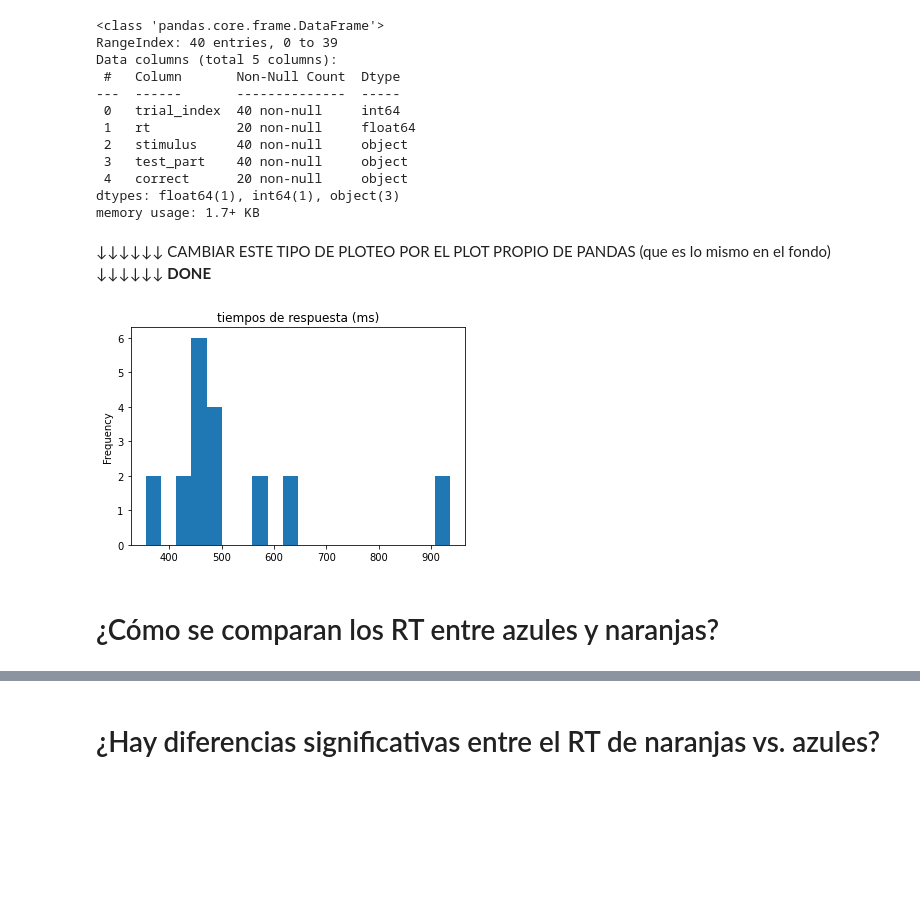
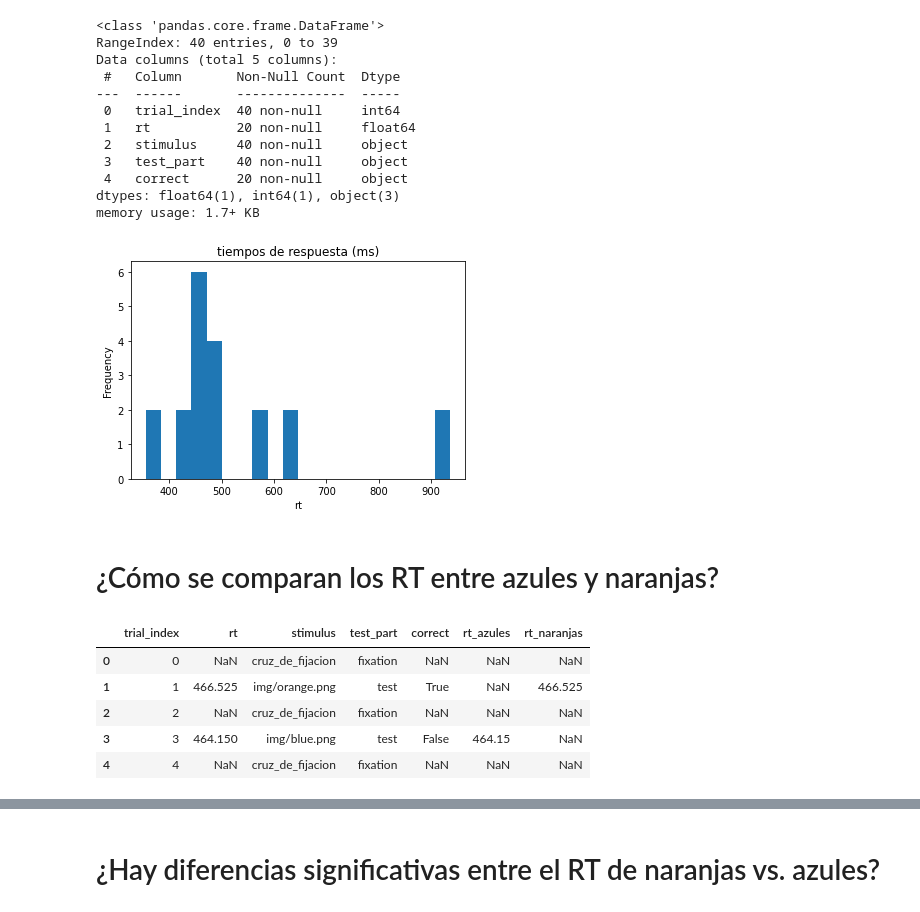
Before and after one commit to gastonbujia/curso-visualizacion-datos-SAN-2022, a Jupyter notebook: notebooks/SAN_dia_1.ipynb, the cells around one changed output, grey strips where cells are left out. Cells and saved outputs as stored; diff of their text form; code cells hidden in the pictures; blank space fills up the shorter version.

```diff
--- a/notebooks/SAN_dia_1.ipynb
+++ b/notebooks/SAN_dia_1.ipynb
@@ -338,18 +355,26 @@ Data columns (total 5 columns):
  4   correct      20 non-null     object
 dtypes: float64(1), int64(1), object(3)
 memory usage: 1.7+ KB
-# %% [markdown]
-↓↓↓↓↓↓ CAMBIAR ESTE TIPO DE PLOTEO POR EL PLOT PROPIO DE PANDAS (que es lo mismo en el fondo) ↓↓↓↓↓↓ **DONE**
 # %%
 # Exploremos los tiempos de respuesta
 df['rt'].plot(kind='hist', bins=20, title='tiempos de respuesta (ms)');
+plt.xlabel('rt');
 # %% [output]
-[figure, old version]
+[figure, new version]
 # %% [markdown]
 # ¿Cómo se comparan los RT entre azules y naranjas?
 # %%
 # Filtro los tiempos de respuesta para estímulos naranjas y creo una nueva columna para ellos
 df['rt_naranjas'] = df[df['stimulus'] == 'img/orange.png']['rt']
+
+df.head()
+# %% [output]
+|  | trial_index | rt | stimulus | test_part | correct | rt_azules | rt_naranjas |
+| 0 | 0 | NaN | cruz_de_fijacion | fixation | NaN | NaN | NaN |
+| 1 | 1 | 466.525 | img/orange.png | test | True | NaN | 466.525 |
+| 2 | 2 | NaN | cruz_de_fijacion | fixation | NaN | NaN | NaN |
+| 3 | 3 | 464.150 | img/blue.png | test | False | 464.15 | NaN |
+| 4 | 4 | NaN | cruz_de_fijacion | fixation | NaN | NaN | NaN |
 # %%
 # Filtro los tiempos de respuesta para estímulos azules y creo una nueva columna para ellos
 
```
Also changed, not shown: parts of 34 cells of this notebook.
